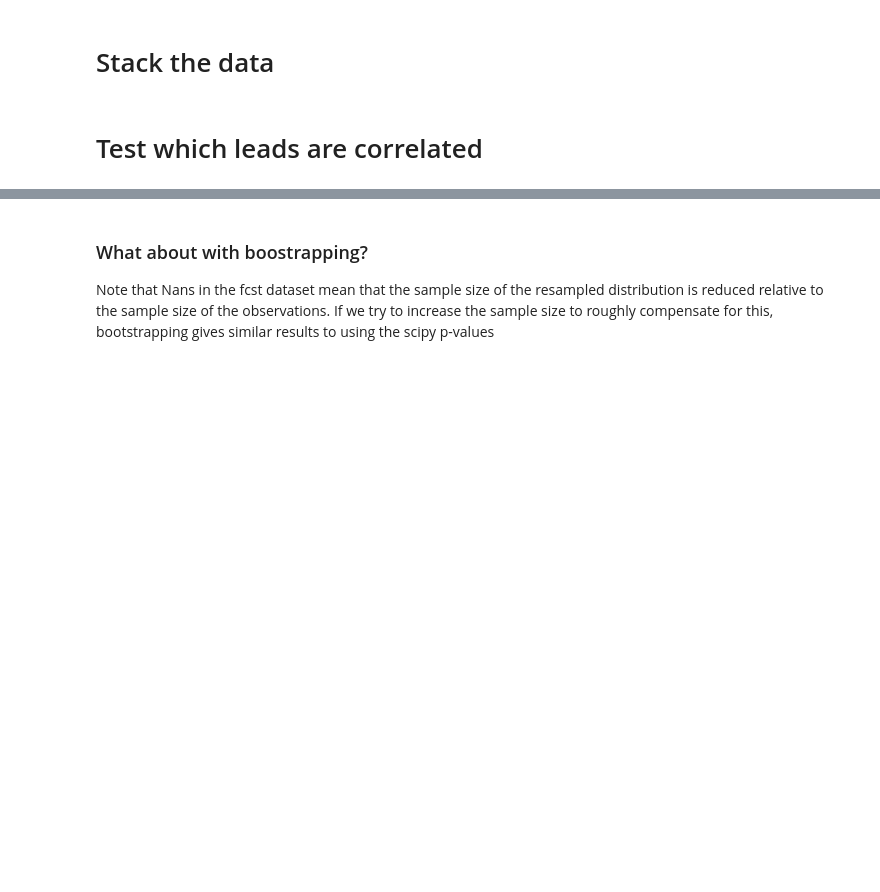
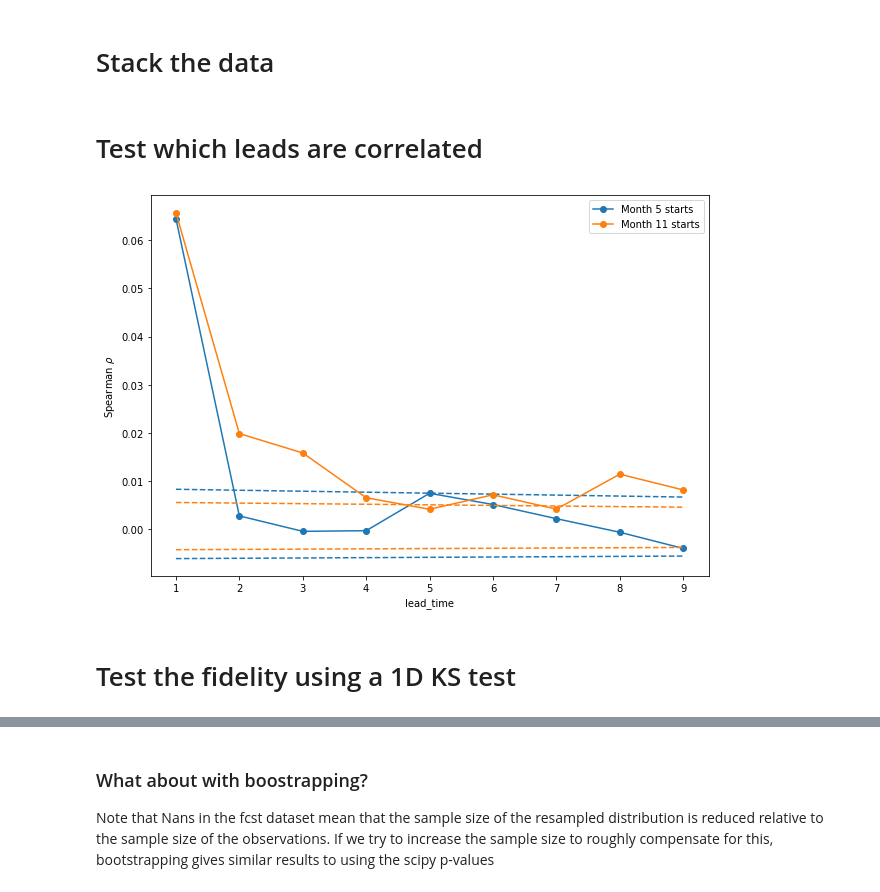
Before and after one commit to dougiesquire/hydro_tasmania, a Jupyter notebook: 2020/2.0_unseen_fidelity.ipynb, the cells around one changed output, grey strips where cells are left out. Saved outputs shown, nothing was run; the diff lists cells and outputs as text; code cells hidden in the pictures; blank space fills up the shorter version.

Commit message:
correlation testing

```diff
--- a/2020/2.0_unseen_fidelity.ipynb
+++ b/2020/2.0_unseen_fidelity.ipynb
@@ -81,3 +81,51 @@ fcst_acc = resample_forecasts_monthly(
     lead_time_func=max_month_to_year,
     method='sum')
 obsv_acc = obsv.resample(time='A-DEC').sum()
+# %% [markdown]
+# Test which leads are correlated
+# %%
+def _pseudo_correlations(ds, sample_dim, n_init_dates, n_ensembles,
+                         init_date_dim='init_date', ensemble_dim='ensemble'):
+    # Unstack like a set of initial dates and ensembles
+    index = pd.MultiIndex.from_product(
+        [range(n_init_dates), range(n_ensembles)],
+        names=[init_date_dim, ensemble_dim])
+    ds = ds.assign_coords({sample_dim: index}).unstack()
+    return my.mean_correlation_ensemble_combinations(ds, init_date_dim, ensemble_dim)
+# %%
+plt.figure(figsize=(10,7))
+
+for idx, month in enumerate(np.unique(fcst_acc.init_date.dt.month)):
+    fcst_acc_mon = fcst_acc.where(
+        fcst_acc.init_date.dt.month == month, drop=True)
+    sample_corrs = my.mean_correlation_ensemble_combinations(
+        fcst_acc_mon)
+
+    n_init_dates = len(fcst_acc_mon.init_date)
+    n_ensembles = len(fcst_acc_mon.ensemble)
+
+    null_corrs = my.n_random_resamples(
+    fcst_acc_mon.stack(sample=('init_date','lead_time','ensemble')),
+    samples={
+        'sample': (n_init_dates * n_ensembles, 1)},
+    n_repeats=N_BOOTSTRAPS,
+    function=_pseudo_correlations,
+    function_kwargs={'sample_dim': 'sample',
+                     'n_init_dates': n_init_dates,
+                     'n_ensembles': n_ensembles},
+    with_dask=True)
+
+    plt.plot([1,9],
+             [null_corrs[VARIABLE].quantile(0.025),null_corrs[VARIABLE].quantile(0.05)],
+             color=f'C{idx}', linestyle='--')
+    plt.plot([1,9],
+             [null_corrs[VARIABLE].quantile(0.975),null_corrs[VARIABLE].quantile(0.95)],
+             color=f'C{idx}', linestyle='--')
+    sample_corrs[VARIABLE].plot(color=f'C{idx}', marker='o', label=f'Month {month} starts')
+
+plt.legend()
+plt.ylabel(r'Spearman $\rho$');
+# %% [output]
+[figure, added]
+# %% [markdown]
+# Test the fidelity using a 1D KS test
@@ -86,5 +137,3 @@ fcst_super = my.mask_time_period(
     fcst_acc, TEST_PERIOD).stack(sample=['init_date','ensemble'])
 obsv_super = my.mask_time_period(
     obsv_acc, TEST_PERIOD).stack(sample=['time'])
-# %% [markdown]
-# Test which leads are correlated
```
Also changed, not shown: parts of 15 cells of this notebook.
